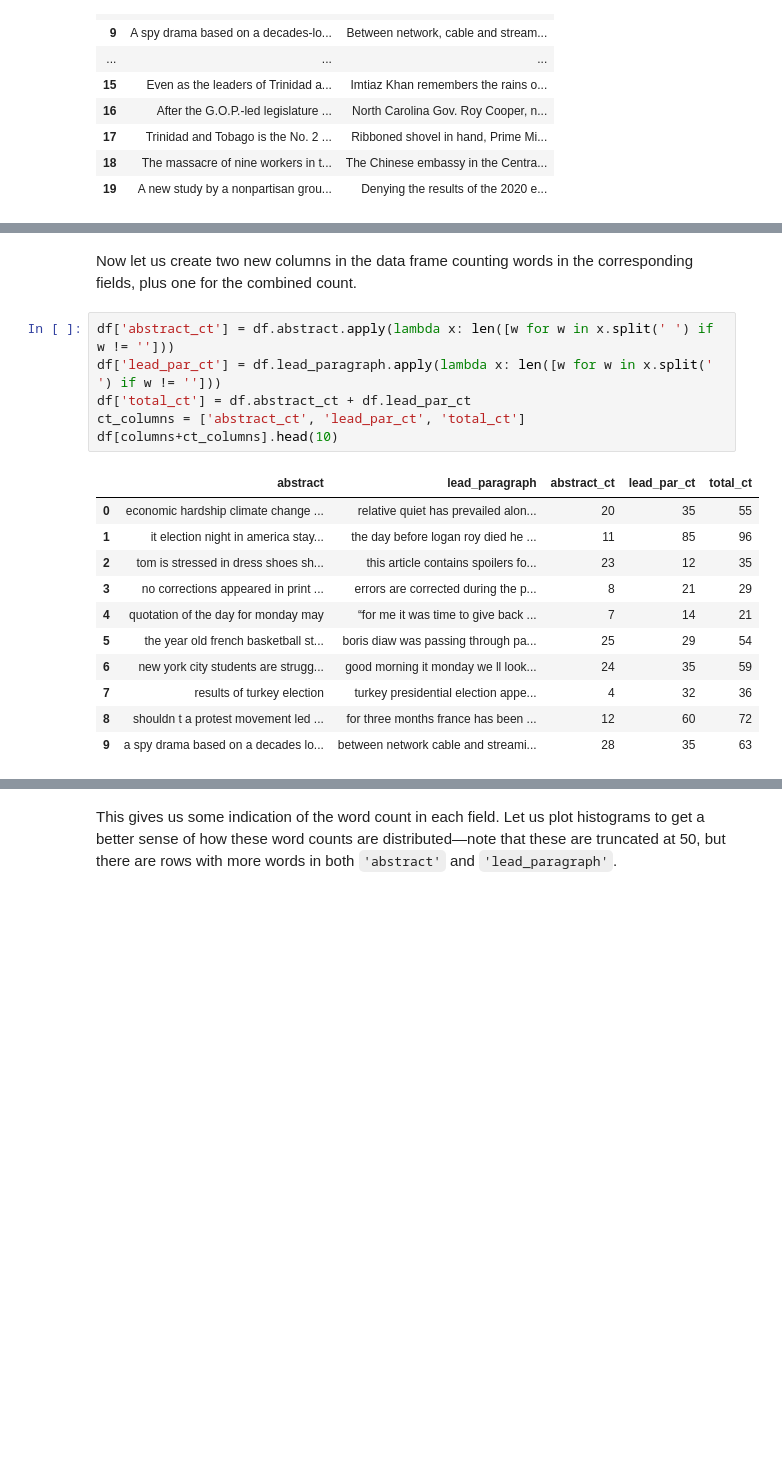
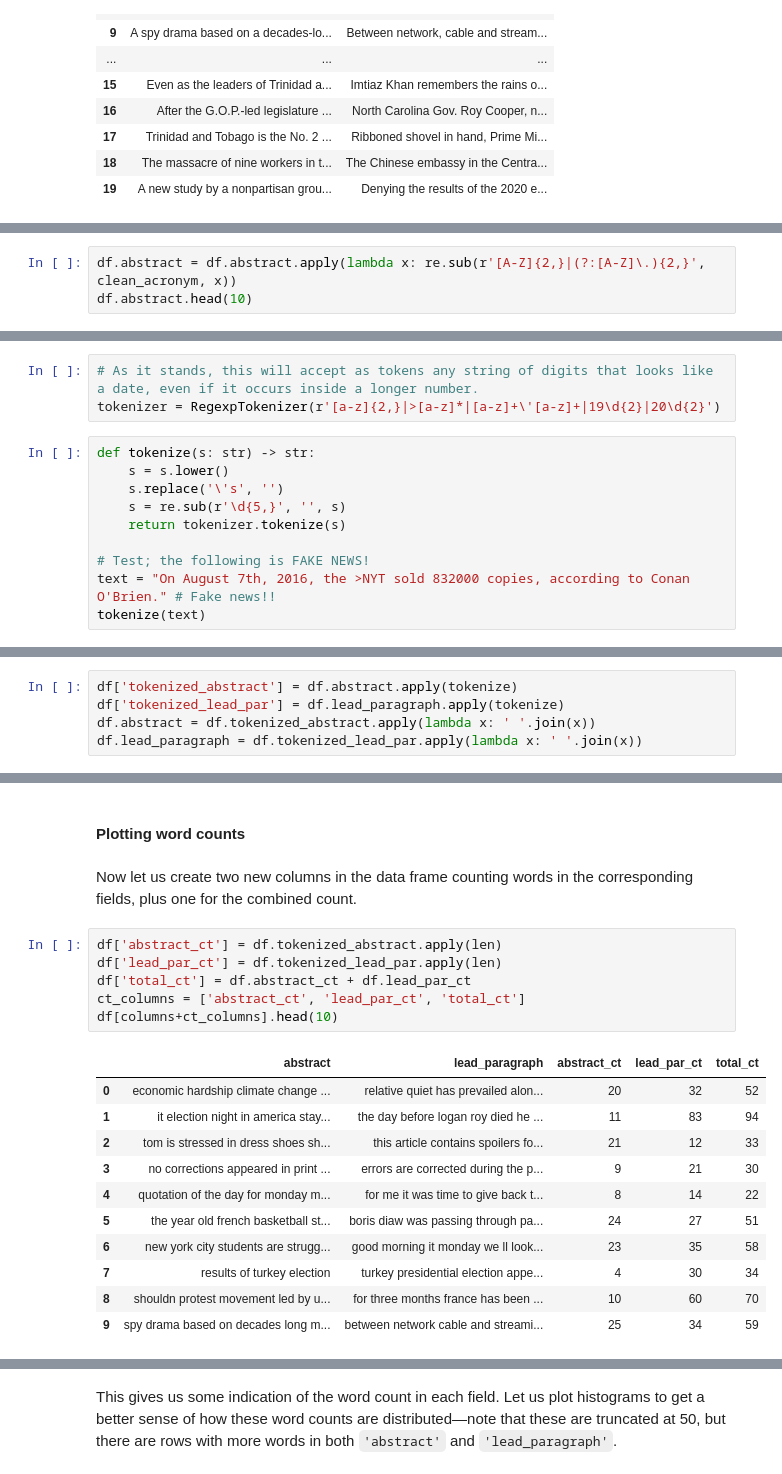
Before and after one commit to rptripathi/NYTimes, a Jupyter notebook: preprocessing.ipynb, the cells around one changed output, grey strips where cells are left out. Cells and saved outputs as stored; diff of their text form; blank space fills up the shorter version.

Commit message:
Update preprocessing.ipynb
Implement acronym detection and tokenization.

```diff
--- a/preprocessing.ipynb
+++ b/preprocessing.ipynb
@@ -213,0 +299,3 @@ df[columns].head(10)
+# %%
+df.abstract = df.abstract.apply(lambda x: re.sub(r'[A-Z]{2,}|(?:[A-Z]\.){2,}', clean_acronym, x))
+df.abstract.head(10)
@@ -213,0 +323,13 @@ df[columns].head(10)
+# %%
+# As it stands, this will accept as tokens any string of digits that looks like a date, even if it occurs inside a longer number.
+tokenizer = RegexpTokenizer(r'[a-z]{2,}|>[a-z]*|[a-z]+\'[a-z]+|19\d{2}|20\d{2}')
+# %%
+def tokenize(s: str) -> str:
+    s = s.lower()
+    s.replace('\'s', '')
+    s = re.sub(r'\d{5,}', '', s)
+    return tokenizer.tokenize(s)
+
+# Test; the following is FAKE NEWS!
+text = "On August 7th, 2016, the >NYT sold 832000 copies, according to Conan O'Brien." # Fake news!!
+tokenize(text)
@@ -213,0 +349,5 @@ df[columns].head(10)
+# %%
+df['tokenized_abstract'] = df.abstract.apply(tokenize)
+df['tokenized_lead_par'] = df.lead_paragraph.apply(tokenize)
+df.abstract = df.tokenized_abstract.apply(lambda x: ' '.join(x))
+df.lead_paragraph = df.tokenized_lead_par.apply(lambda x: ' '.join(x))
@@ -214,23 +369,25 @@ df[columns].head(10)
+# %% [markdown]
+#### Plotting word counts
 # %% [markdown]
 Now let us create two new columns in the data frame counting words in the corresponding fields, plus one for the combined count.
 # %%
-df['abstract_ct'] = df.abstract.apply(lambda x: len([w for w in x.split(' ') if w != '']))
-df['lead_par_ct'] = df.lead_paragraph.apply(lambda x: len([w for w in x.split(' ') if w != '']))
+df['abstract_ct'] = df.tokenized_abstract.apply(len)
+df['lead_par_ct'] = df.tokenized_lead_par.apply(len)
 df['total_ct'] = df.abstract_ct + df.lead_par_ct
 ct_columns = ['abstract_ct', 'lead_par_ct', 'total_ct']
 df[columns+ct_columns].head(10)
 # %% [output]
 |  | abstract | lead_paragraph | abstract_ct | lead_par_ct | total_ct |
-| 0 | economic hardship climate change ... | relative quiet has prevailed alon... | 20 | 35 | 55 |
-| 1 | it election night in america stay... | the day before logan roy died he ... | 11 | 85 | 96 |
-| 2 | tom is stressed in dress shoes sh... | this article contains spoilers fo... | 23 | 12 | 35 |
-| 3 | no corrections appeared in print ... | errors are corrected during the p... | 8 | 21 | 29 |
-| 4 | quotation of the day for monday may | “for me it was time to give back ... | 7 | 14 | 21 |
-| 5 | the year old french basketball st... | boris diaw was passing through pa... | 25 | 29 | 54 |
-| 6 | new york city students are strugg... | good morning it monday we ll look... | 24 | 35 | 59 |
-| 7 | results of turkey election | turkey presidential election appe... | 4 | 32 | 36 |
-| 8 | shouldn t a protest movement led ... | for three months france has been ... | 12 | 60 | 72 |
-| 9 | a spy drama based on a decades lo... | between network cable and streami... | 28 | 35 | 63 |
+| 0 | economic hardship climate change ... | relative quiet has prevailed alon... | 20 | 32 | 52 |
+| 1 | it election night in america stay... | the day before logan roy died he ... | 11 | 83 | 94 |
+| 2 | tom is stressed in dress shoes sh... | this article contains spoilers fo... | 21 | 12 | 33 |
+| 3 | no corrections appeared in print ... | errors are corrected during the p... | 9 | 21 | 30 |
+| 4 | quotation of the day for monday m... | for me it was time to give back t... | 8 | 14 | 22 |
+| 5 | the year old french basketball st... | boris diaw was passing through pa... | 24 | 27 | 51 |
+| 6 | new york city students are strugg... | good morning it monday we ll look... | 23 | 35 | 58 |
+| 7 | results of turkey election | turkey presidential election appe... | 4 | 30 | 34 |
+| 8 | shouldn protest movement led by u... | for three months france has been ... | 10 | 60 | 70 |
+| 9 | spy drama based on decades long m... | between network cable and streami... | 25 | 34 | 59 |
 # %%
 df[ct_columns].describe()
 # %% [output]
```
Also changed, not shown: parts of 35 cells of this notebook.
